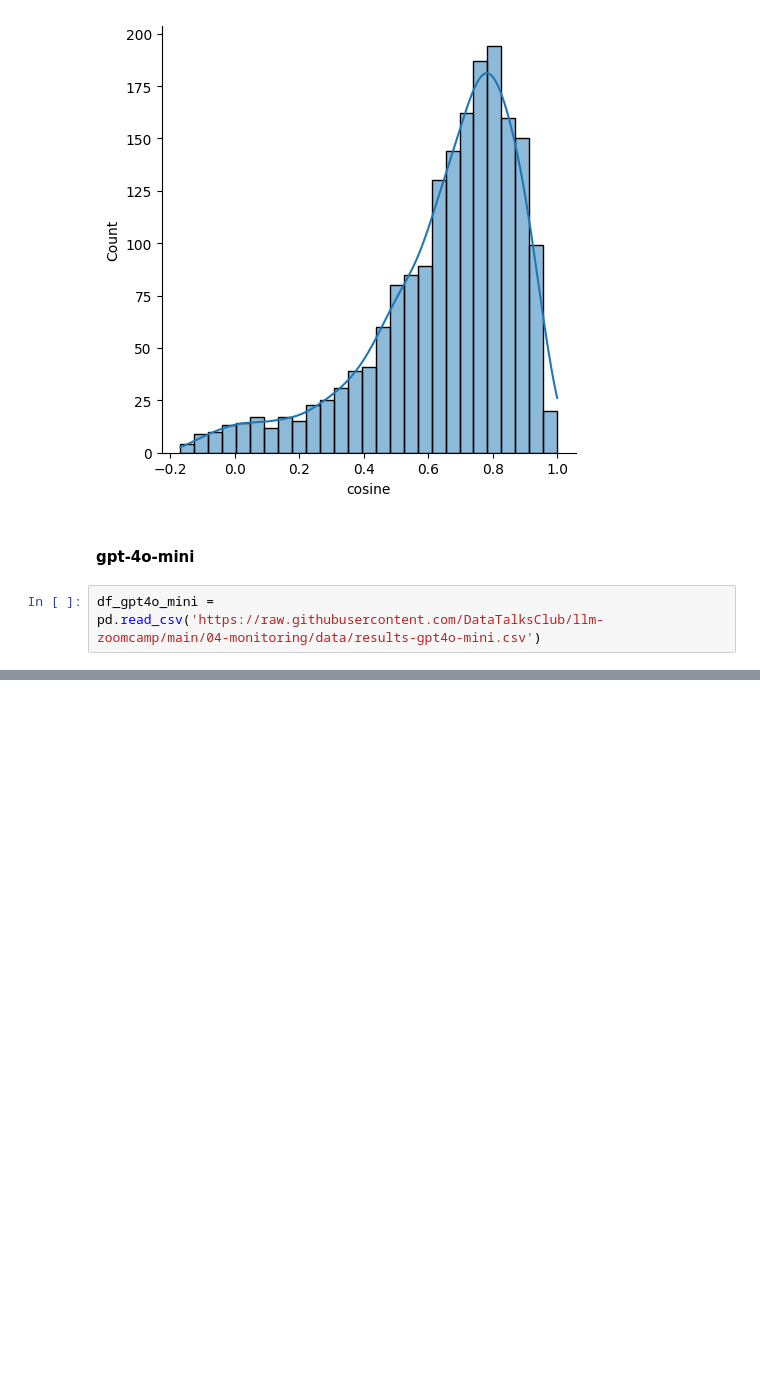
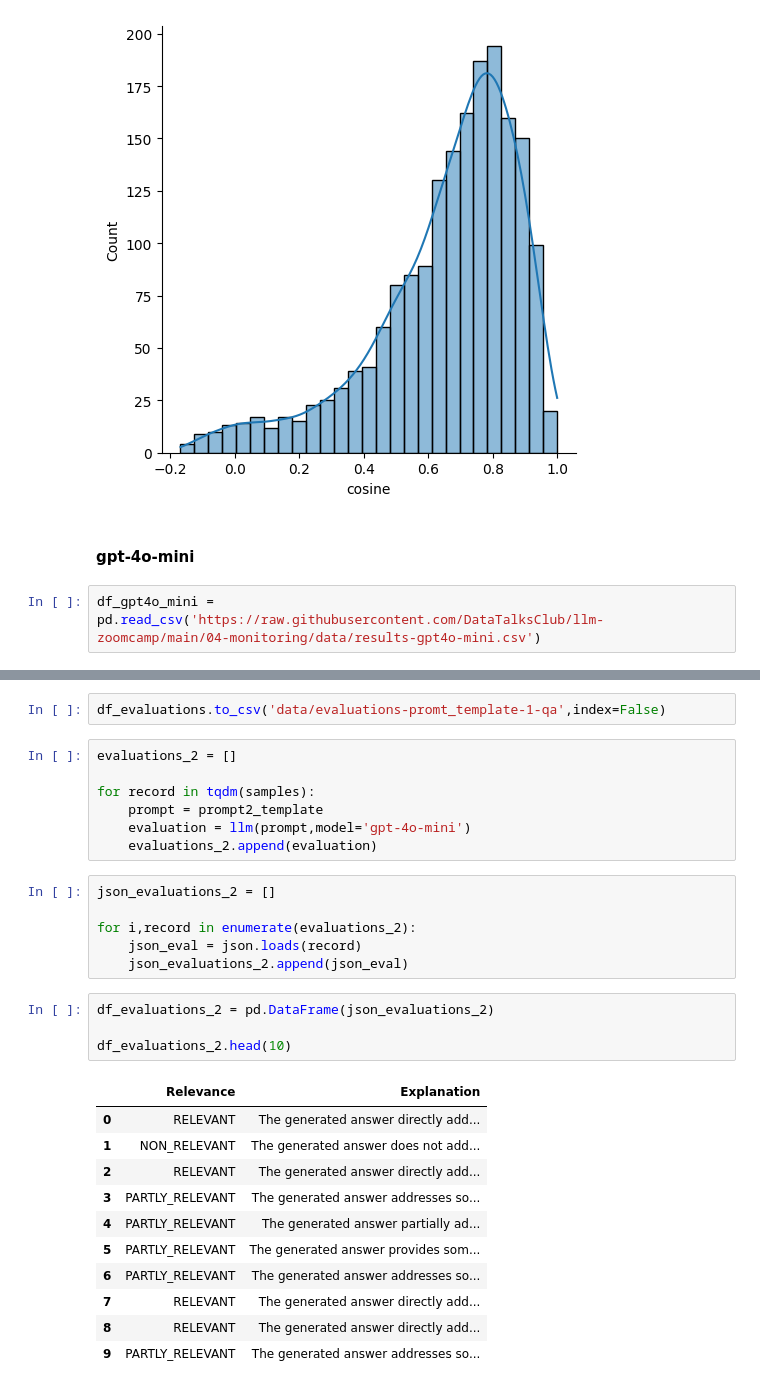
Before and after one commit to okellodaniel/llm-scholar, a Jupyter notebook: 04-Monitoring/offline_evaluation.ipynb, the cells around one changed output, grey strips where cells are left out. Drawn from its saved outputs; the diff is of its cells as text; blank space fills up the shorter version.

```diff
--- a/04-Monitoring/offline_evaluation.ipynb
+++ b/04-Monitoring/offline_evaluation.ipynb
@@ -498,0 +677,31 @@ results_gpt4o_mini
+# %%
+df_evaluations.to_csv('data/evaluations-promt_template-1-qa',index=False)
+# %%
+evaluations_2 = []
+
+for record in tqdm(samples):
+    prompt = prompt2_template
+    evaluation = llm(prompt,model='gpt-4o-mini')
+    evaluations_2.append(evaluation)
+# %%
+json_evaluations_2 = []
+
+for i,record in enumerate(evaluations_2):
+    json_eval = json.loads(record)
+    json_evaluations_2.append(json_eval)
+# %%
+df_evaluations_2 = pd.DataFrame(json_evaluations_2)
+
+df_evaluations_2.head(10)
+# %% [output]
+|  | Relevance | Explanation |
+| 0 | RELEVANT | The generated answer directly add... |
+| 1 | NON_RELEVANT | The generated answer does not add... |
+| 2 | RELEVANT | The generated answer directly add... |
+| 3 | PARTLY_RELEVANT | The generated answer addresses so... |
+| 4 | PARTLY_RELEVANT | The generated answer partially ad... |
+| 5 | PARTLY_RELEVANT | The generated answer provides som... |
+| 6 | PARTLY_RELEVANT | The generated answer addresses so... |
+| 7 | RELEVANT | The generated answer directly add... |
+| 8 | RELEVANT | The generated answer directly add... |
+| 9 | PARTLY_RELEVANT | The generated answer addresses so... |
```
Also changed, not shown: parts of 21 cells of this notebook, 2 other files.
